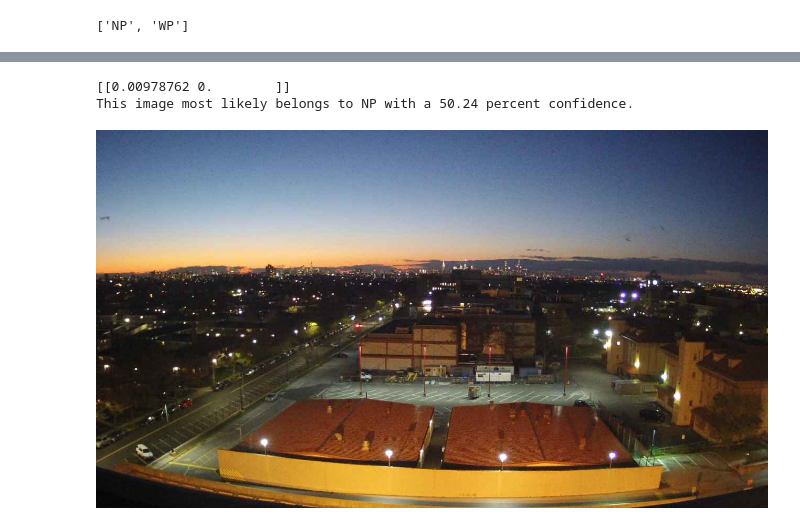
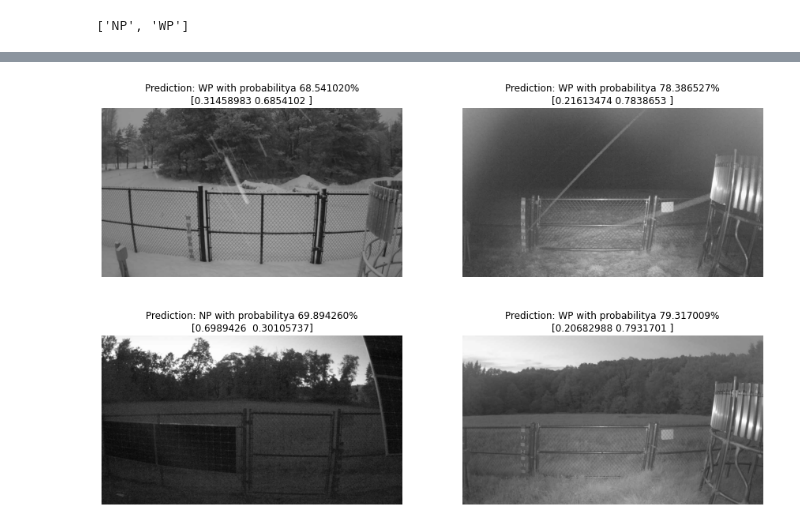
Before and after one commit to Kaelia22/Precipitation, a Jupyter notebook: Precip/Notebooks/3st_2cl_model-grayscale.ipynb, the cells around one changed output, grey strips where cells are left out. Saved outputs shown, nothing was run; the diff lists cells and outputs as text; code cells hidden in the pictures.

Commit message:
add color and grayscale models

```diff
--- a/Precip/Notebooks/3st_2cl_model-grayscale.ipynb
+++ b/Precip/Notebooks/3st_2cl_model-grayscale.ipynb
@@ -238,25 +240,24 @@ plt.show()
 # %%
-new_img_path =  '/tf/NYSM/archive/nysm/cam_photos/2020/11/17/QUEE/20201117T221534_QUEE.jpg' # no precip
-#'/tf/NYSM/archive/nysm/cam_photos/2020/03/23/ANDE/20200323T212526_ANDE.jpg' # with precip
-#'/tf/NYSM/archive/nysm/cam_photos/2020/04/13/QUEE/20200413T140029_QUEE.jpg' # with precip
-# '/tf/NYSM/archive/nysm/cam_photos/2020/01/18/QUEE/20200118T211028_QUEE.jpg' # with precip
+test_imgs = ['/tf/NYSM/archive/nysm/cam_photos/2017/12/23/TUPP/20171223T214529_TUPP.jpg', # grayscale, precip
+             '/tf/NYSM/archive/nysm/cam_photos/2020/12/25/ANDE/20201225T020027_ANDE.jpg', # grayscale, precip
+             '/tf/NYSM/archive/nysm/cam_photos/2020/06/12/SCHU/20200612T012036_SCHU.jpg', # grayscale, no precip
+             '/tf/NYSM/archive/nysm/cam_photos/2020/09/01/ANDE/20200901T000027_ANDE.jpg'] # grayscale, no precip
 
-
-img = keras.preprocessing.image.load_img(
-    new_img_path, target_size=(img_height, img_width)
-)
-img_array = keras.preprocessing.image.img_to_array(img)
-img_array = tf.expand_dims(img_array, 0) # Create a batch
-
-predictions = model.predict(img_array)
-score = tf.nn.softmax(predictions[0])
-print(predictions)
-print(
-    "This image most likely belongs to {} with a {:.2f} percent confidence."
-    .format(class_names[np.argmax(score)], 100 * np.max(score))
-)
-PIL.Image.open(new_img_path)
+def predictions(path, model, class_names, img_height = 180, img_width = 320):
+    img = keras.preprocessing.image.load_img(
+    path, target_size=(img_height, img_width)
+    )
+    img_array = keras.preprocessing.image.img_to_array(img)
+    img_array = tf.expand_dims(img_array, 0) # Create a batch
+    predictions = model.predict(img_array)
+    score = predictions[0]
+    return (class_names[np.argmax(score)], 100 * np.max(score), score)
-# %% [output]
-[[0.00978762 0.        ]]
-This image most likely belongs to NP with a 50.24 percent confidence.
-[figure, removed]
+# %%
+plt.figure(figsize = (15,15))
+for i in range(len(test_imgs)):
+    ax = plt.subplot(3,2,i+1)
+    plt.imshow(plt.imread(test_imgs[i]))
+    plt.axis("off")
+    plt.title("Prediction: %s with probabilitya %f%%\n%s" % predictions(test_imgs[i], model, class_names))
+# %% [output]
+[figure, added]
```
Also changed, not shown: parts of 15 cells of this notebook, 1 other file.
